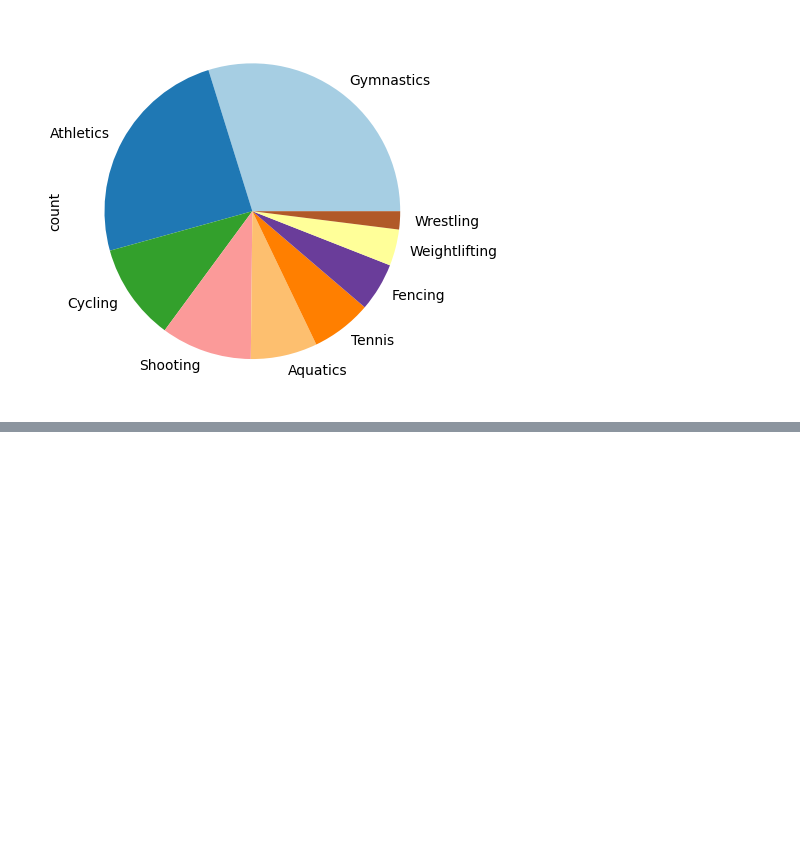
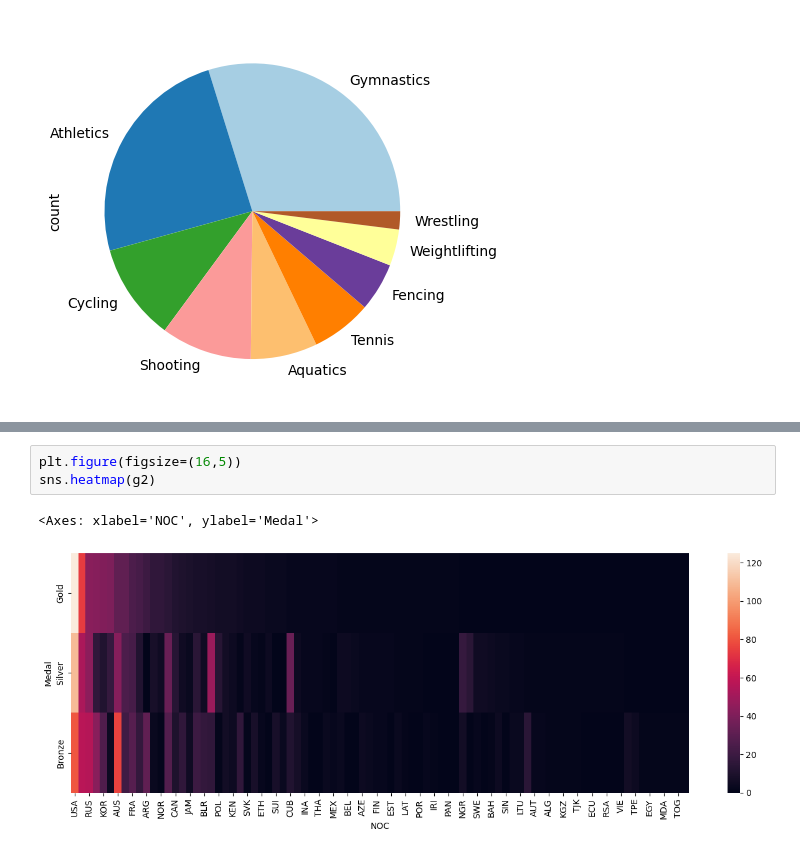
Before and after one commit to Omarvgtech/public, a Jupyter notebook: ES/PandasGraficas.ipynb, the cells around one changed output, grey strips where cells are left out. Drawn from its saved outputs; the diff is of its cells as text; blank space fills up the shorter version.

```diff
--- a/ES/PandasGraficas.ipynb
+++ b/ES/PandasGraficas.ipynb
@@ -71,0 +135,6 @@ fo.Sport.value_counts().plot(kind='pie',colormap='Paired')
+# %%
+plt.figure(figsize=(16,5))
+sns.heatmap(g2)
+# %% [output]
+<Axes: xlabel='NOC', ylabel='Medal'>
+[figure, added]
```
Also changed, not shown: parts of 9 cells of this notebook.
